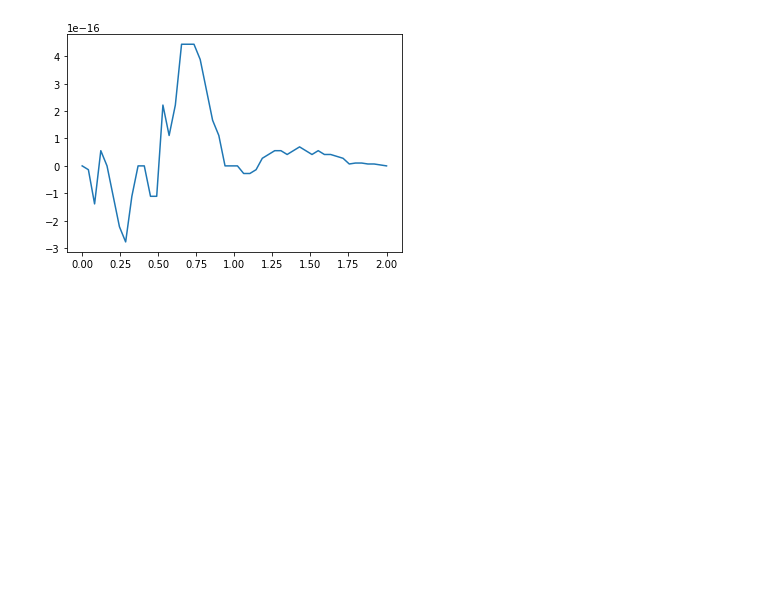
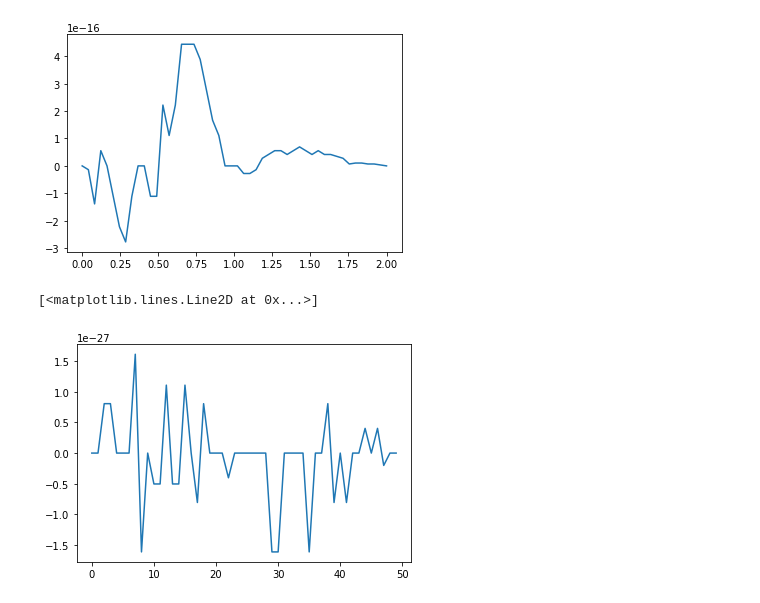
Before and after one commit to phaustin/e213_2019, a Jupyter notebook: notebooks/FiniteVolume/Basic.ipynb, the cells around one changed output. Drawn from its saved outputs; the diff is of its cells as text; code cells hidden in the pictures; blank space fills up the shorter version.

```diff
--- a/notebooks/FiniteVolume/Basic.ipynb
+++ b/notebooks/FiniteVolume/Basic.ipynb
@@ -223,3 +223,9 @@ plt.plot(x,diff)
 # %% [output]
 [<matplotlib.lines.Line2D at 0x...>]
 [figure]
+# %%
+err =  b - A.dot(c_final)
+plt.plot(err)
+# %% [output]
+[<matplotlib.lines.Line2D at 0x...>]
+[figure, added]
```
